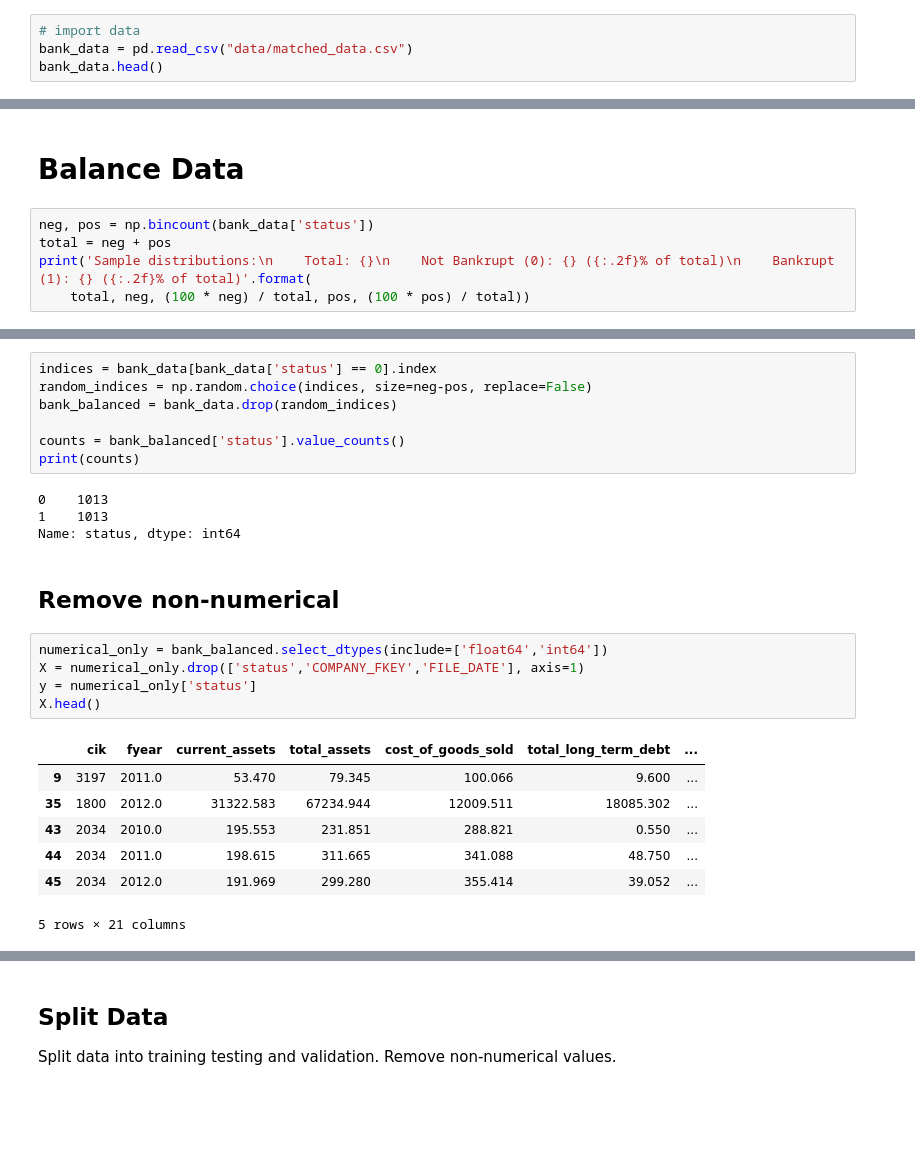
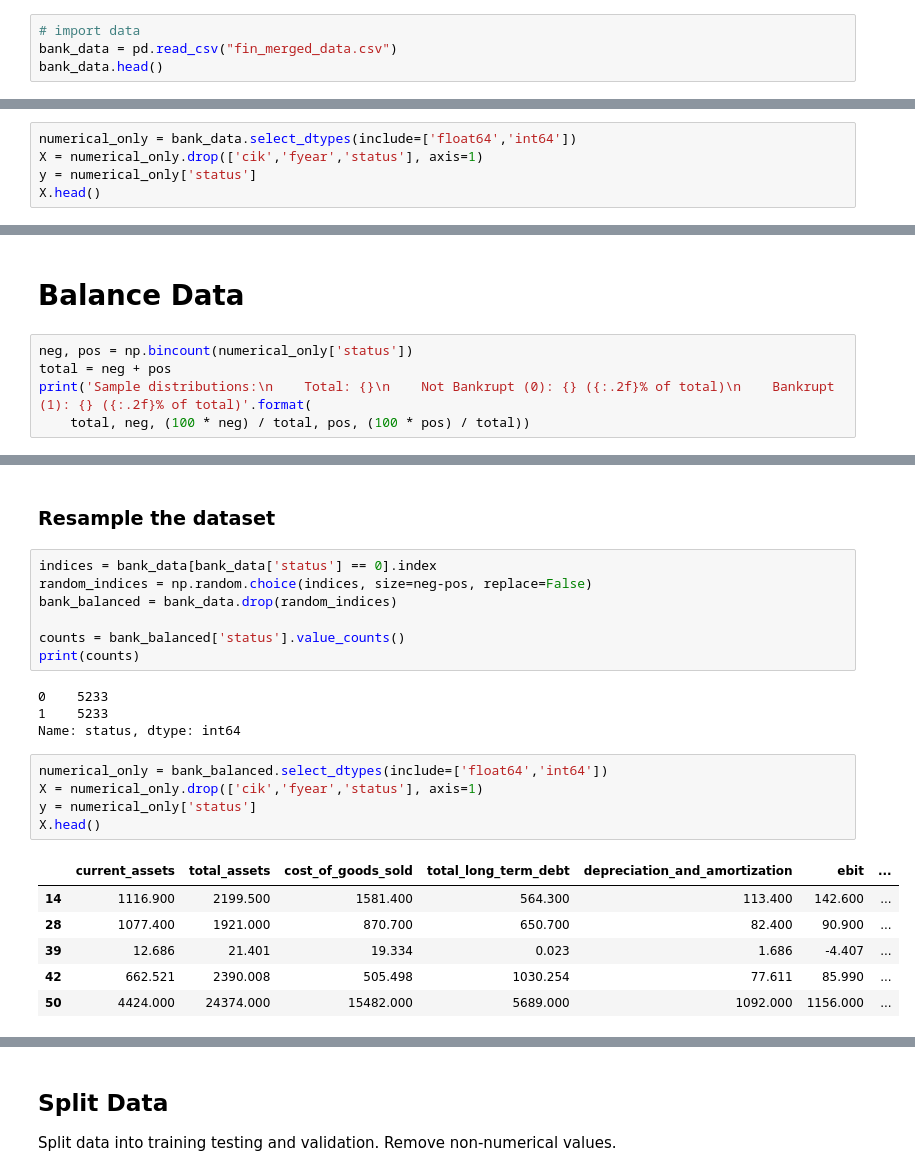
Before and after one commit to EvanaHolevas/going-concern-198, a Jupyter notebook: bankruptcy_going_concern.ipynb, the cells around one changed output, grey strips where cells are left out. Saved outputs shown, nothing was run; the diff lists cells and outputs as text; blank space fills up the shorter version.

```diff
--- a/bankruptcy_going_concern.ipynb
+++ b/bankruptcy_going_concern.ipynb
@@ -15,6 +38,6 @@ tensorflow version 2.11.0
 # %%
 # import data
-bank_data = pd.read_csv("data/matched_data.csv")
+bank_data = pd.read_csv("fin_merged_data.csv")
 bank_data.head()
 # %% [output]
 |  | cik | fyear | company_name | tic | status_label | current_assets | total_assets | ... |
@@ -26,0 +52,5 @@ bank_data.head()
+# %%
+numerical_only = bank_data.select_dtypes(include=['float64','int64'])
+X = numerical_only.drop(['cik','fyear','status'], axis=1)
+y = numerical_only['status']
+X.head()
@@ -27,7 +80,7 @@ bank_data.head()
 # %% [markdown]
 # Balance Data
 # %%
-neg, pos = np.bincount(bank_data['status'])
+neg, pos = np.bincount(numerical_only['status'])
 total = neg + pos
 print('Sample distributions:\n    Total: {}\n    Not Bankrupt (0): {} ({:.2f}% of total)\n    Bankrupt (1): {} ({:.2f}% of total)'.format(
     total, neg, (100 * neg) / total, pos, (100 * pos) / total))
@@ -39,3 +102,5 @@ Sample distributions:
+# %% [markdown]
+### Resample the dataset
 # %%
 indices = bank_data[bank_data['status'] == 0].index
 random_indices = np.random.choice(indices, size=neg-pos, replace=False)
@@ -44,21 +109,18 @@ bank_balanced = bank_data.drop(random_indices)
 counts = bank_balanced['status'].value_counts()
 print(counts)
 # %% [output]
-0    1013
-1    1013
+0    5233
+1    5233
 Name: status, dtype: int64
-# %% [markdown]
-## Remove non-numerical
 # %%
 numerical_only = bank_balanced.select_dtypes(include=['float64','int64'])
-X = numerical_only.drop(['status','COMPANY_FKEY','FILE_DATE'], axis=1)
+X = numerical_only.drop(['cik','fyear','status'], axis=1)
 y = numerical_only['status']
 X.head()
 # %% [output]
-|  | cik | fyear | current_assets | total_assets | cost_of_goods_sold | total_long_term_debt | ... |
-| 9 | 3197 | 2011.0 | 53.470 | 79.345 | 100.066 | 9.600 | ... |
-| 35 | 1800 | 2012.0 | 31322.583 | 67234.944 | 12009.511 | 18085.302 | ... |
-| 43 | 2034 | 2010.0 | 195.553 | 231.851 | 288.821 | 0.550 | ... |
-| 44 | 2034 | 2011.0 | 198.615 | 311.665 | 341.088 | 48.750 | ... |
-| 45 | 2034 | 2012.0 | 191.969 | 299.280 | 355.414 | 39.052 | ... |
+|  | current_assets | total_assets | cost_of_goods_sold | total_long_term_debt | depreciation_and_amortization | ebit | ... |
+| 14 | 1116.900 | 2199.500 | 1581.400 | 564.300 | 113.400 | 142.600 | ... |
+| 28 | 1077.400 | 1921.000 | 870.700 | 650.700 | 82.400 | 90.900 | ... |
+| 39 | 12.686 | 21.401 | 19.334 | 0.023 | 1.686 | -4.407 | ... |
+| 42 | 662.521 | 2390.008 | 505.498 | 1030.254 | 77.611 | 85.990 | ... |
+| 50 | 4424.000 | 24374.000 | 15482.000 | 5689.000 | 1092.000 | 1156.000 | ... |
-5 rows × 21 columns
```
Also changed, not shown: parts of 145 cells of this notebook, 26 other files.
